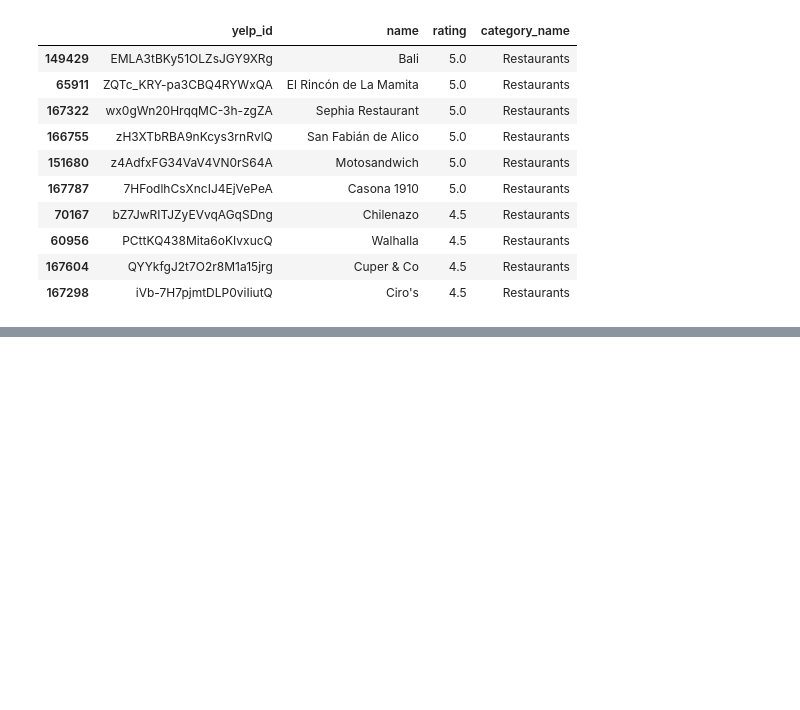
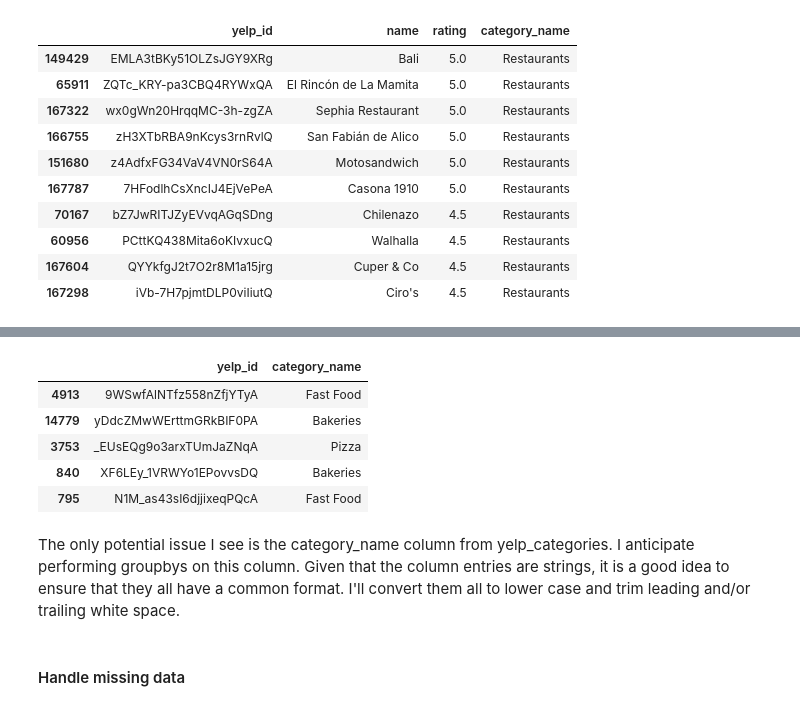
Before and after one commit to harnettd/stat-modelling-with-python, a Jupyter notebook: notebooks/yelp_foursquare_EDA.ipynb, the cells around one changed output, grey strips where cells are left out. Drawn from its saved outputs; the diff is of its cells as text; code cells hidden in the pictures; blank space fills up the shorter version.

```diff
--- a/notebooks/yelp_foursquare_EDA.ipynb
+++ b/notebooks/yelp_foursquare_EDA.ipynb
@@ -651,0 +710,4 @@ df[df['category_name'].str.lower().str.find('restaurant') >= 0]\
+# %%
+print(yelp_categories_df.shape)
+yelp_categories_df.drop_duplicates(inplace=True)
+print(yelp_categories_df.shape)
@@ -651,0 +780,11 @@ df[df['category_name'].str.lower().str.find('restaurant') >= 0]\
+# %%
+yelp_categories_df.sample(5)
+# %% [output]
+|  | yelp_id | category_name |
+| 4913 | 9WSwfAlNTfz558nZfjYTyA | Fast Food |
+| 14779 | yDdcZMwWErttmGRkBIF0PA | Bakeries |
+| 3753 | _EUsEQg9o3arxTUmJaZNqA | Pizza |
+| 840 | XF6LEy_1VRWYo1EPovvsDQ | Bakeries |
+| 795 | N1M_as43sI6djjixeqPQcA | Fast Food |
+# %% [markdown]
+The only potential issue I see is the category_name column from yelp_categories. I anticipate performing groupbys on this column. Given that the column entries are strings, it is a good idea to ensure that they all have a common format. I'll convert them all to lower case and trim leading and/or trailing white space.
@@ -651,0 +798,2 @@ df[df['category_name'].str.lower().str.find('restaurant') >= 0]\
+# %% [markdown]
+#### Handle missing data
```
Also changed, not shown: parts of 33 cells of this notebook.
